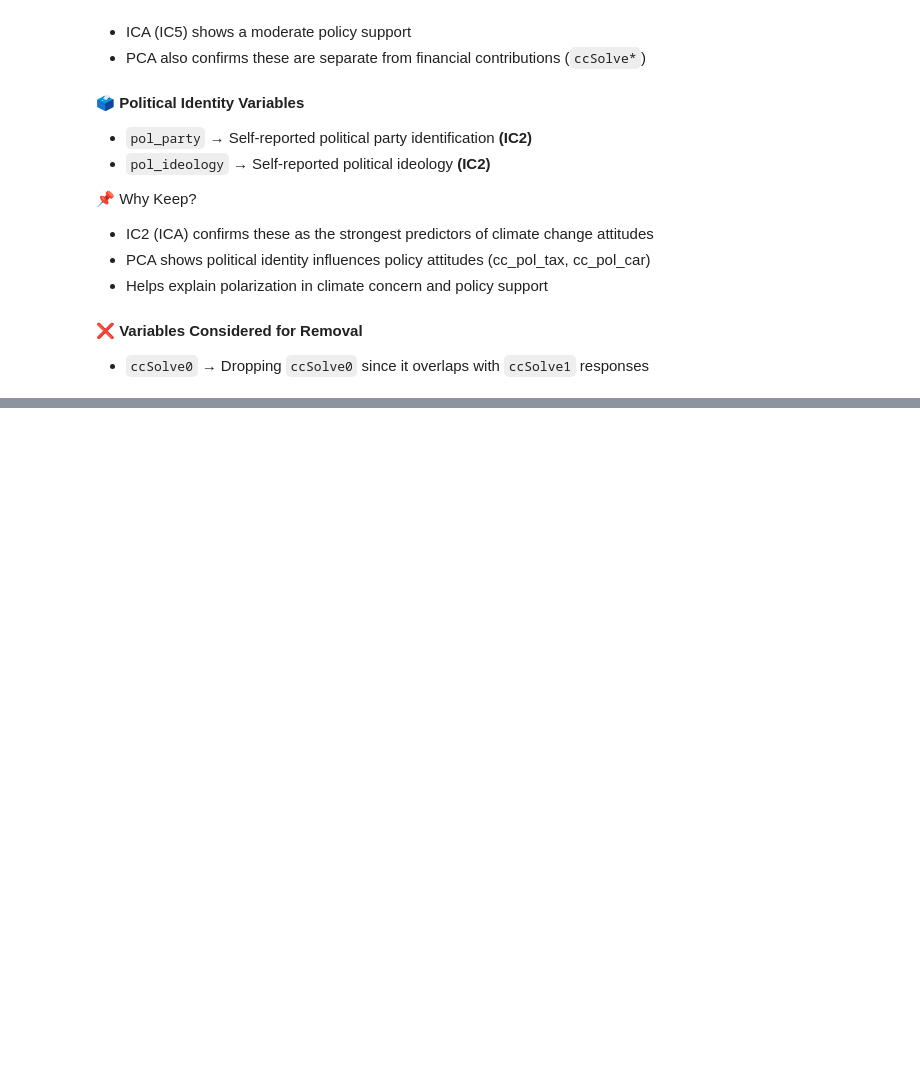
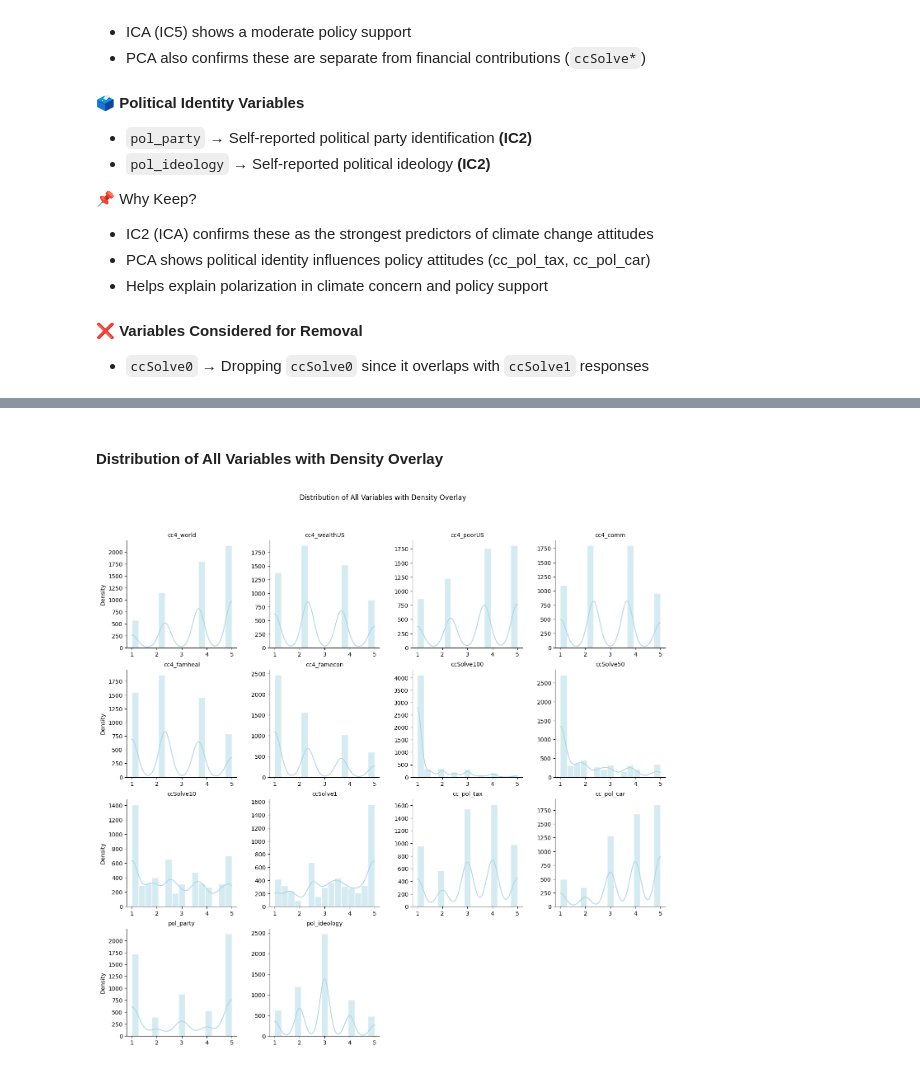
Before and after one commit to paraskevasleivadaros/climate-opinions-and-elections, a Jupyter notebook: notebooks/causal-methods.ipynb, the cells around one changed output, grey strips where cells are left out. Saved outputs shown, nothing was run; the diff lists cells and outputs as text; code cells hidden in the pictures; blank space fills up the shorter version.

```diff
--- a/notebooks/exploratory_data_analysis.ipynb
+++ b/notebooks/causal-methods.ipynb
@@ -981,0 +1041,22 @@ Based on **exploratory data analysis (EDA), factor analysis (PCA & ICA), and cor
+# %% [markdown]
+#### Distribution of All Variables with Density Overlay
+# %%
+# Reshape data to long format for plotting
+df_long = df_causal.melt(var_name="variable", value_name="value")
+
+# Set up the FacetGrid for histogram with density overlay
+g = sns.FacetGrid(df_long, col="variable", col_wrap=4, sharex=False, sharey=False, height=3.5)
+g.map_dataframe(sns.histplot, x="value", bins=15, kde=True, color="lightblue", edgecolor="white")
+
+# Adjust titles and layout
+g.set_titles(col_template="{col_name}")
+g.set_axis_labels("Value", "Density")
+plt.subplots_adjust(top=0.9)
+g.fig.suptitle("Distribution of All Variables with Density Overlay")
+
+g.set_axis_labels("", "Density")  # Remove "Value" from x-axis
+
+# Show the plot
+plt.show()
+# %% [output]
+[figure, added]
```
Also changed, not shown: parts of 34 cells of this notebook, 1 other file.
